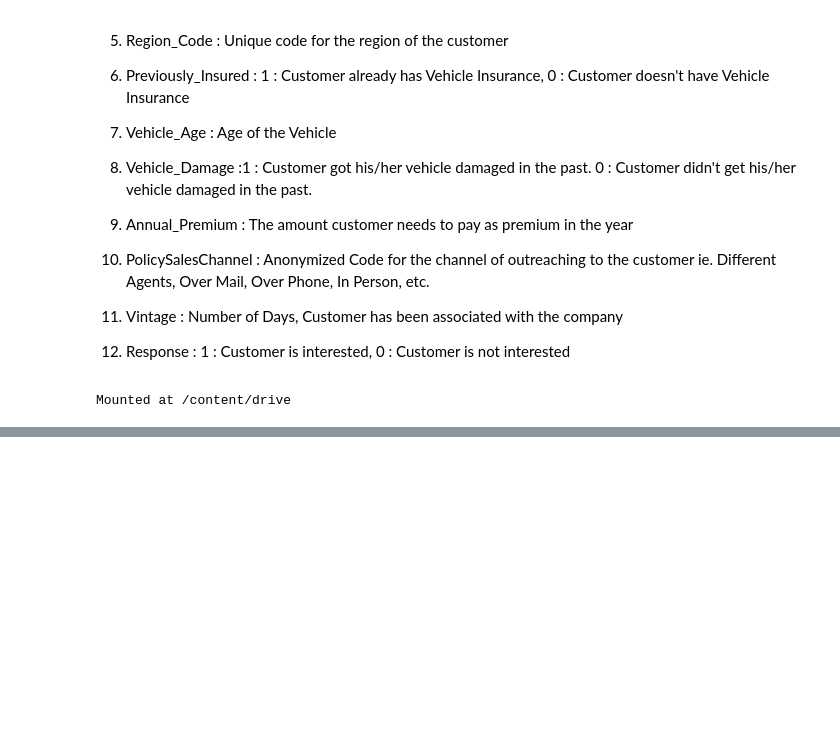
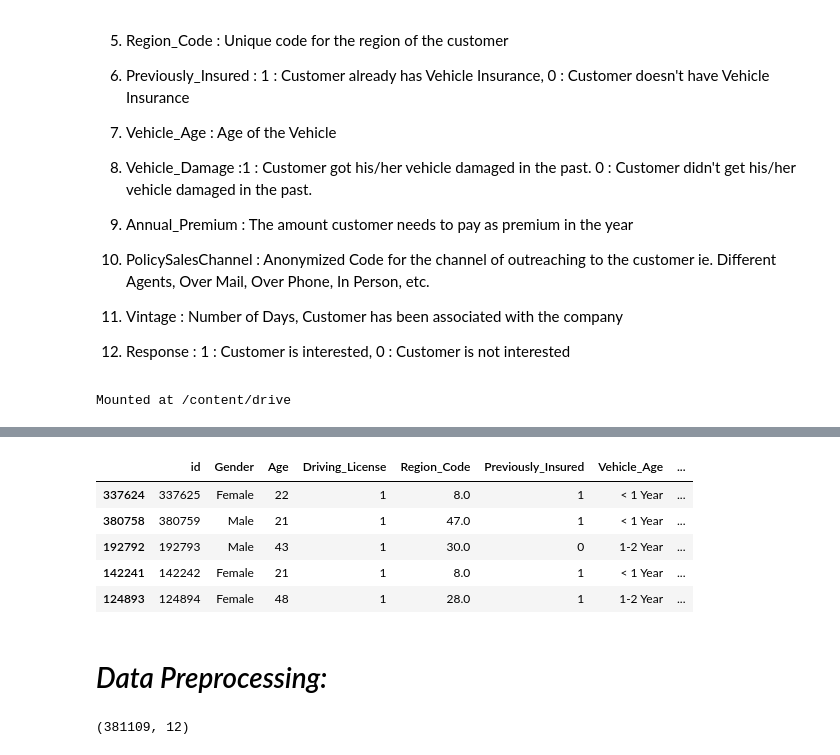
Before and after one commit to anupstar100/Health-Insurance-Cross-Sell-Prediction, a Jupyter notebook: SML_Capstone_Project_HEALTH_INSURANCE_CROSS_SELL_PREDICTION.ipynb, the cells around one changed output, grey strips where cells are left out. Saved outputs shown, nothing was run; the diff lists cells and outputs as text; code cells hidden in the pictures; blank space fills up the shorter version.

```diff
--- a/SML_Capstone_Project_HEALTH_INSURANCE_CROSS_SELL_PREDICTION.ipynb
+++ b/SML_Capstone_Project_HEALTH_INSURANCE_CROSS_SELL_PREDICTION.ipynb
@@ -45,0 +86,12 @@ Mounted at /content/drive
+# %%
+# RANDOM 5 ROWS OF OUR DATA
+df.sample(5)
+# %% [output]
+|  | id | Gender | Age | Driving_License | Region_Code | Previously_Insured | Vehicle_Age | ... |
+| 337624 | 337625 | Female | 22 | 1 | 8.0 | 1 | < 1 Year | ... |
+| 380758 | 380759 | Male | 21 | 1 | 47.0 | 1 | < 1 Year | ... |
+| 192792 | 192793 | Male | 43 | 1 | 30.0 | 0 | 1-2 Year | ... |
+| 142241 | 142242 | Female | 21 | 1 | 8.0 | 1 | < 1 Year | ... |
+| 124893 | 124894 | Female | 48 | 1 | 28.0 | 1 | 1-2 Year | ... |
+# %% [markdown]
+# *Data Preprocessing:*
@@ -45,0 +101,4 @@ Mounted at /content/drive
+# %%
+df.shape
+# %% [output]
+(381109, 12)
```
Also changed, not shown: parts of 22 cells of this notebook.
